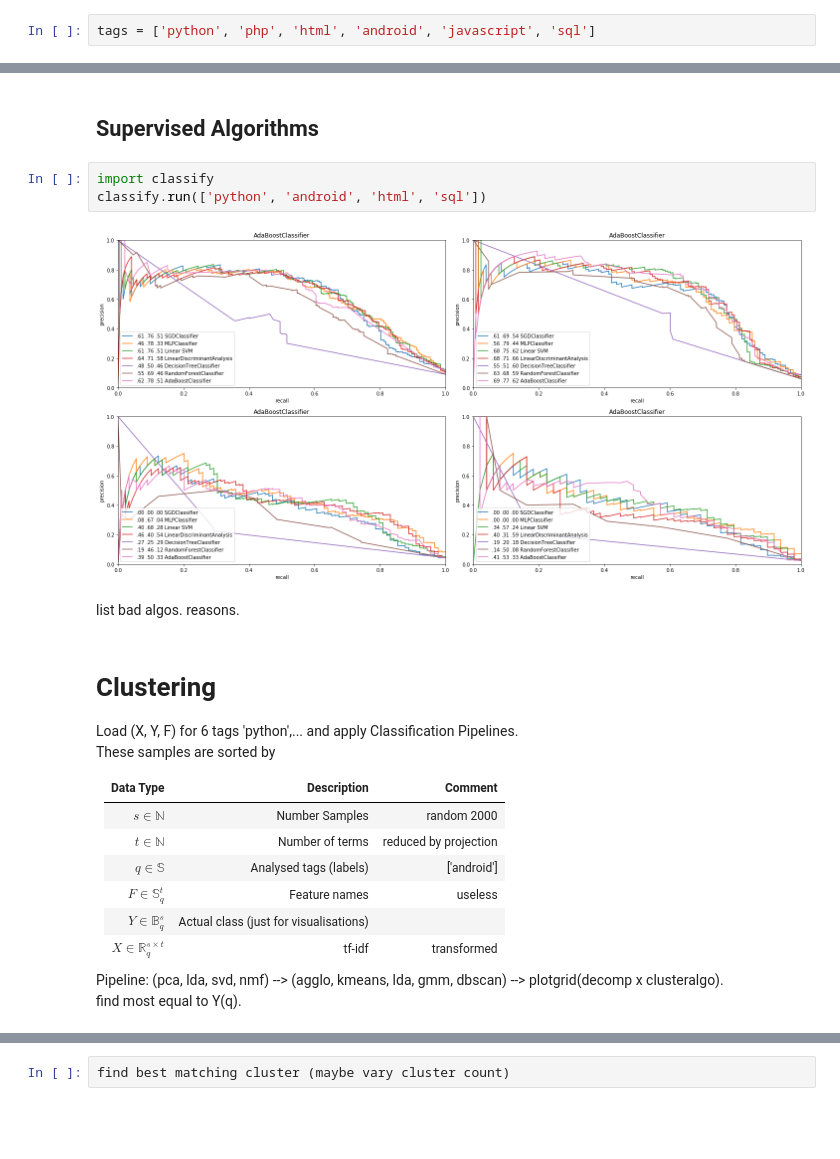
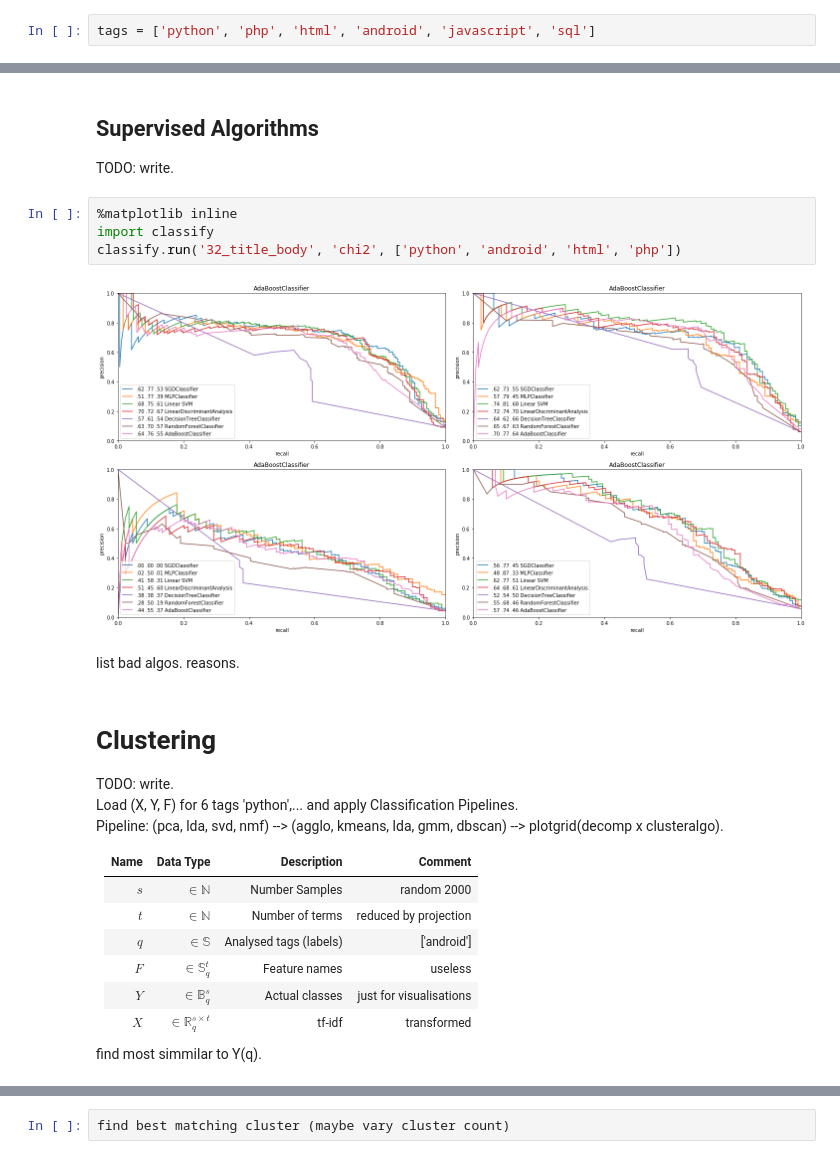
Before and after one commit to glouwa/StackOverflowTopicClustering, a Jupyter notebook: main.ipynb, the cells around one changed output, grey strips where cells are left out. Cells and saved outputs as stored; diff of their text form; blank space fills up the shorter version.

```diff
--- a/main.ipynb
+++ b/main.ipynb
@@ -77,29 +254,32 @@ tags = ['python', 'php', 'html', 'android', 'javascript', 'sql']
 [interactive output not drawn]
 # %% [markdown]
 ## Supervised Algorithms
+TODO: write.<br>
 # %%
+%matplotlib inline
 import classify
-classify.run(['python', 'android', 'html', 'sql'])
+classify.run('32_title_body', 'chi2', ['python', 'android', 'html', 'php'])
 # %% [output]
-[figure, old version]
+[figure, new version]
 # %% [markdown]
 list bad algos. reasons.
 # %% [markdown]
 # Clustering
 
+TODO: write.<br>
 Load (X, Y, F) for 6 tags 'python',... and apply Classification Pipelines.<br>
-These samples are sorted by
+Pipeline: (pca, lda, svd, nmf) --> (agglo, kmeans, lda, gmm, dbscan) --> plotgrid(decomp x clusteralgo). <br>
 
-| Data Type                           | Description                             | Comment |
-|-------------------------------------|-----------------------------------------|--------|
-|                 $s \in \mathbb{N}$  | Number Samples                          | random 2000   |
-|                 $t \in \mathbb{N}$  | Number of terms                         | reduced by projection |
-|                 $q \in \mathbb{S}$  | Analysed tags (labels)                  | ['android'] |
-|          $F \in \mathbb{S}^{t}_{q}$ | Feature names                           | useless     |
-|         $Y \in \mathbb{B}^{s}_{q}$  | Actual class (just for visualisations)  |             |
-| $X \in \mathbb{R}^{s \times t}_{q}$ | tf-idf                                  |transformed  |
+| Name | Data Type                           | Description                             | Comment |
+|------|-------------------------------------|-----------------------------------------|--------|
+| $s$  |                 $\in \mathbb{N}$  | Number Samples                          | random 2000   |
+| $t$  |                 $\in \mathbb{N}$  | Number of terms                         | reduced by projection |
+| $q$  |                 $\in \mathbb{S}$  | Analysed tags (labels)                  | ['android'] |
+| $F$  |          $\in \mathbb{S}^{t}_{q}$ | Feature names                           | useless     |
+| $Y$  |         $\in \mathbb{B}^{s}_{q}$  | Actual classes                          | just for visualisations |
+| $X$  | $\in \mathbb{R}^{s \times t}_{q}$ | tf-idf                                  | transformed  |
 
-Pipeline: (pca, lda, svd, nmf) --> (agglo, kmeans, lda, gmm, dbscan) --> plotgrid(decomp x clusteralgo). <br>
-find most equal to Y(q).
+
+find most simmilar to Y(q).
 # %% [markdown]
 ## Decomposition
```
Also changed, not shown: parts of 36 cells of this notebook, 29 other files.
